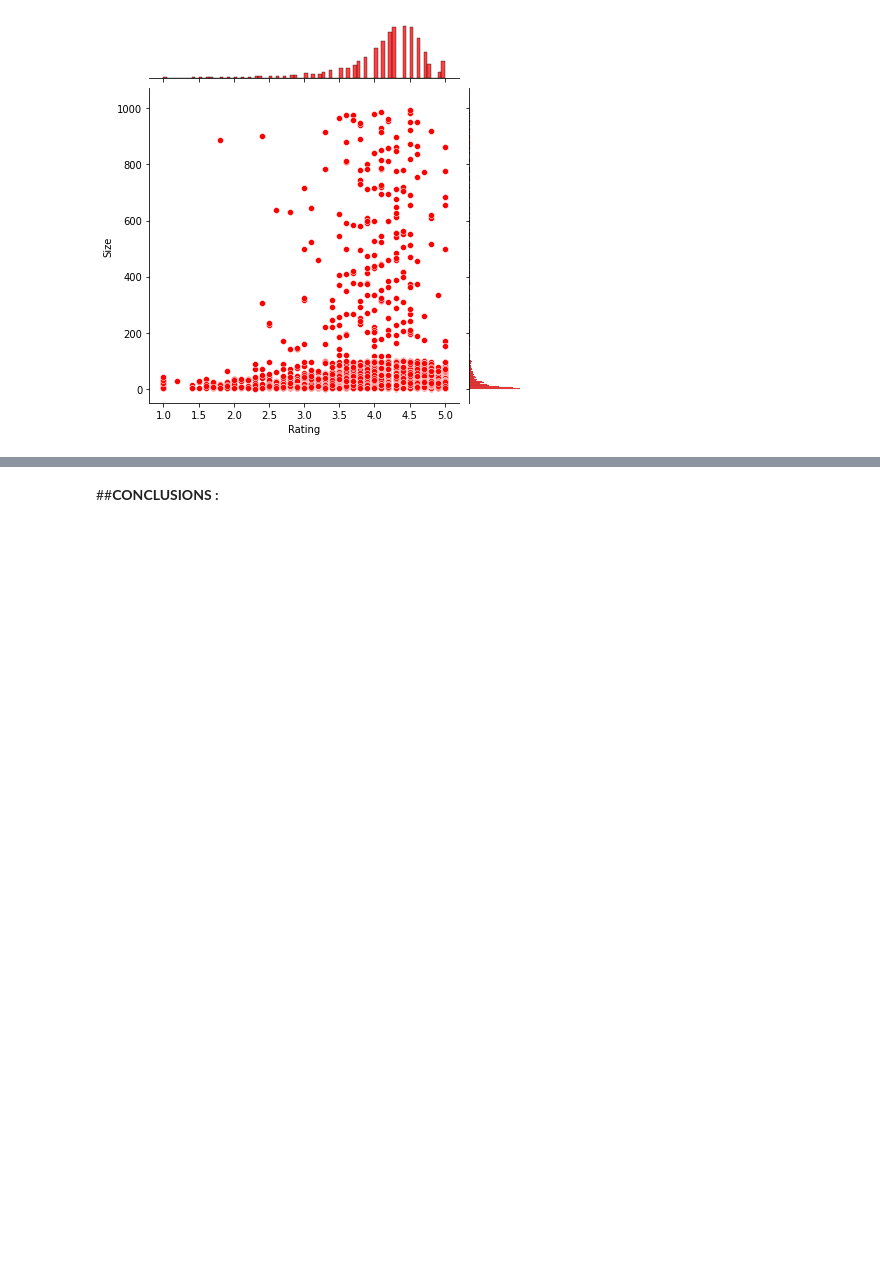
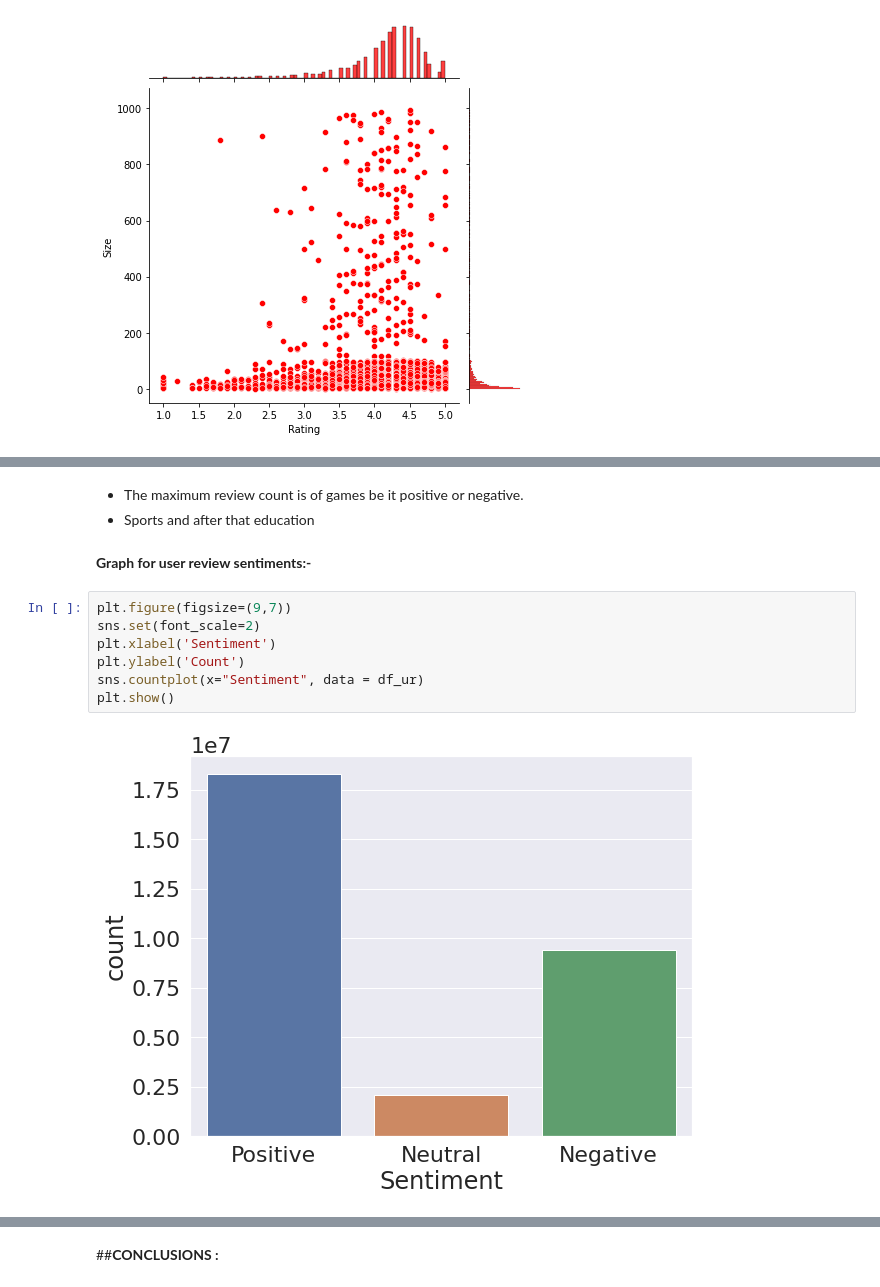
Before and after one commit to ParulSrivastava98/PlayStore-App-Data-Analysis, a Jupyter notebook: Play_Store_App_Review_EDA.ipynb, the cells around one changed output, grey strips where cells are left out. Cells and saved outputs as stored; diff of their text form; blank space fills up the shorter version.

```diff
--- a/Play_Store_App_Review_EDA.ipynb
+++ b/Play_Store_App_Review_EDA.ipynb
@@ -522,0 +561,16 @@ From this jointplot the inference is that the applications having size around 30
+# %% [markdown]
+
+
+*   The maximum review count is of games be it positive or negative.
+*   Sports and after that education
+# %% [markdown]
+**Graph for user review sentiments:-**
+# %%
+plt.figure(figsize=(9,7))
+sns.set(font_scale=2)
+plt.xlabel('Sentiment')
+plt.ylabel('Count')
+sns.countplot(x="Sentiment", data = df_ur)
+plt.show()
+# %% [output]
+[figure, added]
```
Also changed, not shown: parts of 68 cells of this notebook.
